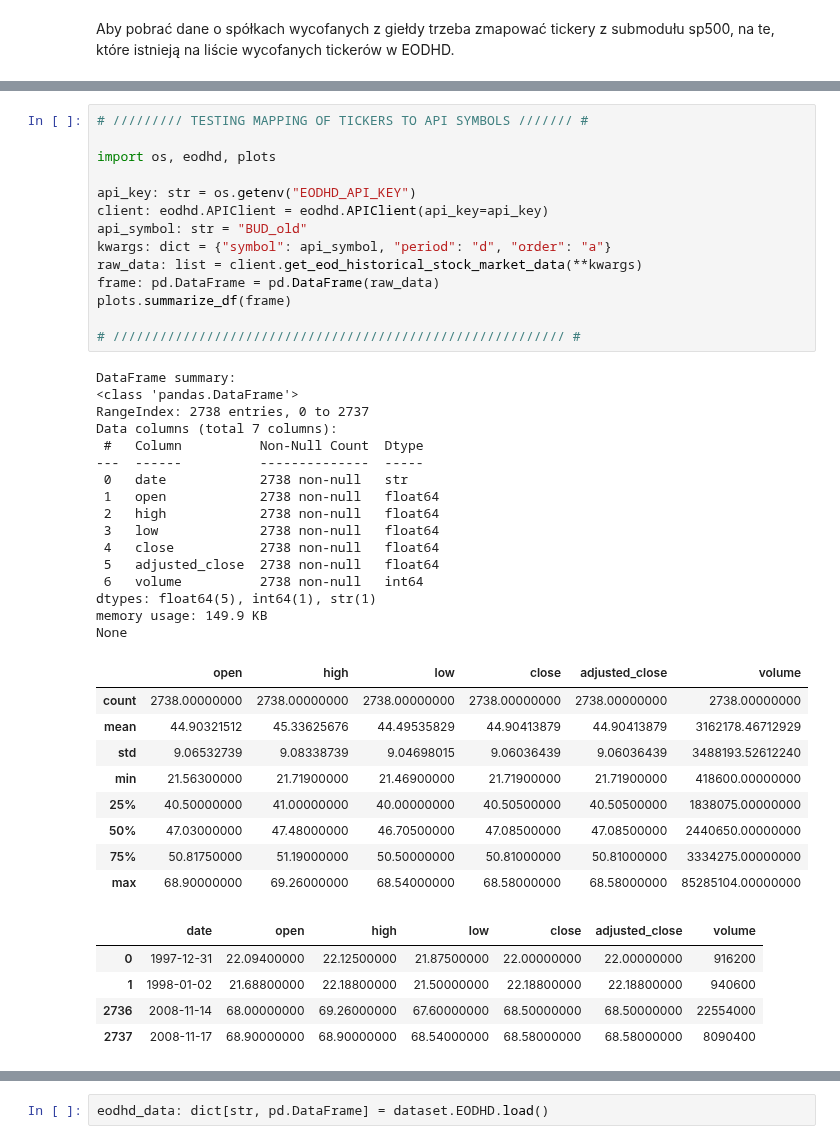
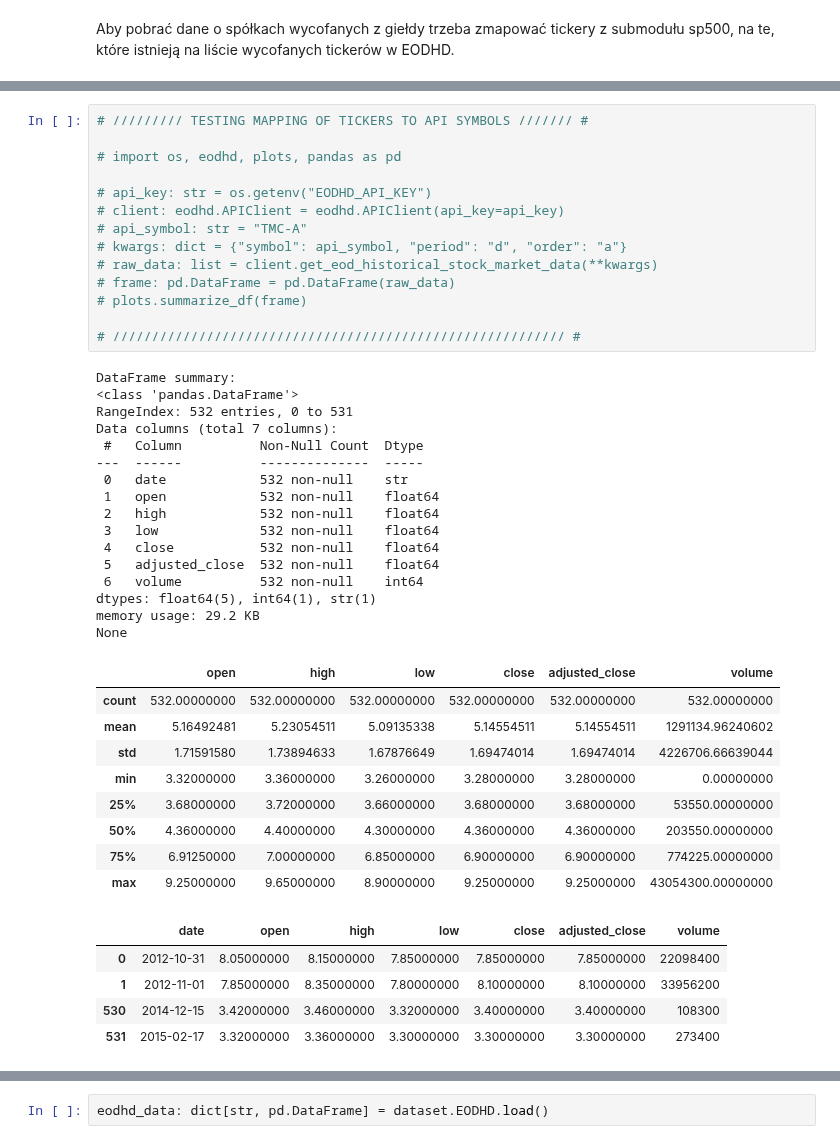
Before and after one commit to MichaelL200/data-driven-stock-portfolio-selection, a Jupyter notebook: notebooks/02c_data_stocks_eodhd.ipynb, the cells around one changed output, grey strips where cells are left out. Cells and saved outputs as stored; diff of their text form.

Commit message:
fix(dataset/eodhd):  map missing tickers for downloading

```diff
--- a/notebooks/02c_data_stocks_eodhd.ipynb
+++ b/notebooks/02c_data_stocks_eodhd.ipynb
@@ -72,48 +72,48 @@ None
 # %%
 # ///////// TESTING MAPPING OF TICKERS TO API SYMBOLS /////// #
 
-import os, eodhd, plots
+# import os, eodhd, plots, pandas as pd
 
-api_key: str = os.getenv("EODHD_API_KEY")
-client: eodhd.APIClient = eodhd.APIClient(api_key=api_key)
-api_symbol: str = "BUD_old"
-kwargs: dict = {"symbol": api_symbol, "period": "d", "order": "a"}
-raw_data: list = client.get_eod_historical_stock_market_data(**kwargs)
-frame: pd.DataFrame = pd.DataFrame(raw_data)
-plots.summarize_df(frame)
+# api_key: str = os.getenv("EODHD_API_KEY")
+# client: eodhd.APIClient = eodhd.APIClient(api_key=api_key)
+# api_symbol: str = "TMC-A"
+# kwargs: dict = {"symbol": api_symbol, "period": "d", "order": "a"}
+# raw_data: list = client.get_eod_historical_stock_market_data(**kwargs)
+# frame: pd.DataFrame = pd.DataFrame(raw_data)
+# plots.summarize_df(frame)
 
 # ////////////////////////////////////////////////////////// #
 # %% [output]
 DataFrame summary:
 <class 'pandas.DataFrame'>
-RangeIndex: 2738 entries, 0 to 2737
+RangeIndex: 532 entries, 0 to 531
 Data columns (total 7 columns):
  #   Column          Non-Null Count  Dtype
 ---  ------          --------------  -----
- 0   date            2738 non-null   str
- 1   open            2738 non-null   float64
- 2   high            2738 non-null   float64
- 3   low             2738 non-null   float64
- 4   close           2738 non-null   float64
- 5   adjusted_close  2738 non-null   float64
- 6   volume          2738 non-null   int64
+ 0   date            532 non-null    str
+ 1   open            532 non-null    float64
+ 2   high            532 non-null    float64
+ 3   low             532 non-null    float64
+ 4   close           532 non-null    float64
+ 5   adjusted_close  532 non-null    float64
+ 6   volume          532 non-null    int64
 dtypes: float64(5), int64(1), str(1)
-memory usage: 149.9 KB
+memory usage: 29.2 KB
 None
 |  | open | high | low | close | adjusted_close | volume |
-| count | 2738.00000000 | 2738.00000000 | 2738.00000000 | 2738.00000000 | 2738.00000000 | 2738.00000000 |
-| mean | 44.90321512 | 45.33625676 | 44.49535829 | 44.90413879 | 44.90413879 | 3162178.46712929 |
-| std | 9.06532739 | 9.08338739 | 9.04698015 | 9.06036439 | 9.06036439 | 3488193.52612240 |
-| min | 21.56300000 | 21.71900000 | 21.46900000 | 21.71900000 | 21.71900000 | 418600.00000000 |
-| 25% | 40.50000000 | 41.00000000 | 40.00000000 | 40.50500000 | 40.50500000 | 1838075.00000000 |
-| 50% | 47.03000000 | 47.48000000 | 46.70500000 | 47.08500000 | 47.08500000 | 2440650.00000000 |
-| 75% | 50.81750000 | 51.19000000 | 50.50000000 | 50.81000000 | 50.81000000 | 3334275.00000000 |
-| max | 68.90000000 | 69.26000000 | 68.54000000 | 68.58000000 | 68.58000000 | 85285104.00000000 |
+| count | 532.00000000 | 532.00000000 | 532.00000000 | 532.00000000 | 532.00000000 | 532.00000000 |
+| mean | 5.16492481 | 5.23054511 | 5.09135338 | 5.14554511 | 5.14554511 | 1291134.96240602 |
+| std | 1.71591580 | 1.73894633 | 1.67876649 | 1.69474014 | 1.69474014 | 4226706.66639044 |
+| min | 3.32000000 | 3.36000000 | 3.26000000 | 3.28000000 | 3.28000000 | 0.00000000 |
+| 25% | 3.68000000 | 3.72000000 | 3.66000000 | 3.68000000 | 3.68000000 | 53550.00000000 |
+| 50% | 4.36000000 | 4.40000000 | 4.30000000 | 4.36000000 | 4.36000000 | 203550.00000000 |
+| 75% | 6.91250000 | 7.00000000 | 6.85000000 | 6.90000000 | 6.90000000 | 774225.00000000 |
+| max | 9.25000000 | 9.65000000 | 8.90000000 | 9.25000000 | 9.25000000 | 43054300.00000000 |
 |  | date | open | high | low | close | adjusted_close | volume |
-| 0 | 1997-12-31 | 22.09400000 | 22.12500000 | 21.87500000 | 22.00000000 | 22.00000000 | 916200 |
-| 1 | 1998-01-02 | 21.68800000 | 22.18800000 | 21.50000000 | 22.18800000 | 22.18800000 | 940600 |
-| 2736 | 2008-11-14 | 68.00000000 | 69.26000000 | 67.60000000 | 68.50000000 | 68.50000000 | 22554000 |
-| 2737 | 2008-11-17 | 68.90000000 | 68.90000000 | 68.54000000 | 68.58000000 | 68.58000000 | 8090400 |
+| 0 | 2012-10-31 | 8.05000000 | 8.15000000 | 7.85000000 | 7.85000000 | 7.85000000 | 22098400 |
+| 1 | 2012-11-01 | 7.85000000 | 8.35000000 | 7.80000000 | 8.10000000 | 8.10000000 | 33956200 |
+| 530 | 2014-12-15 | 3.42000000 | 3.46000000 | 3.32000000 | 3.40000000 | 3.40000000 | 108300 |
+| 531 | 2015-02-17 | 3.32000000 | 3.36000000 | 3.30000000 | 3.30000000 | 3.30000000 | 273400 |
 # %%
 tickers = dataset.SP500.extract_tickers(sp500_components)
 
```
Also changed, not shown: parts of 4 cells of this notebook, 1 other file.
